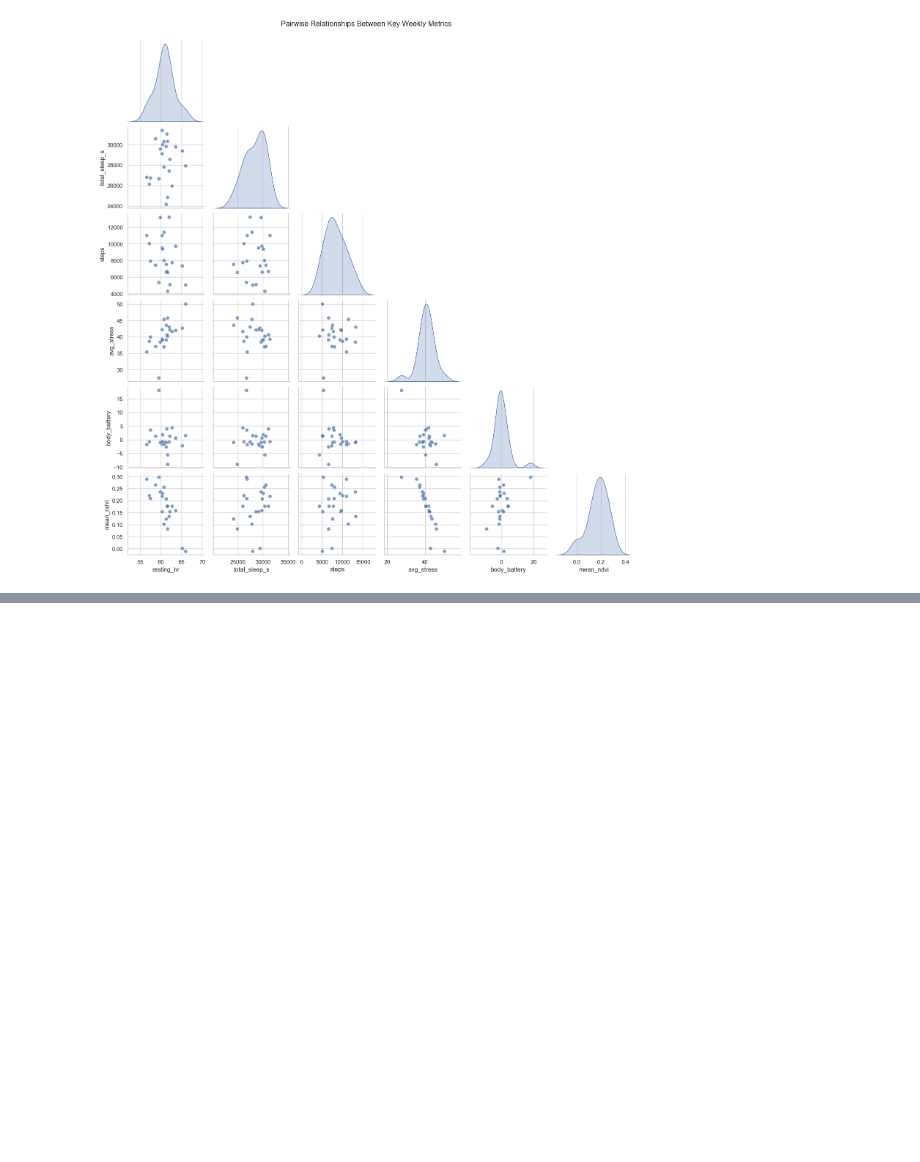
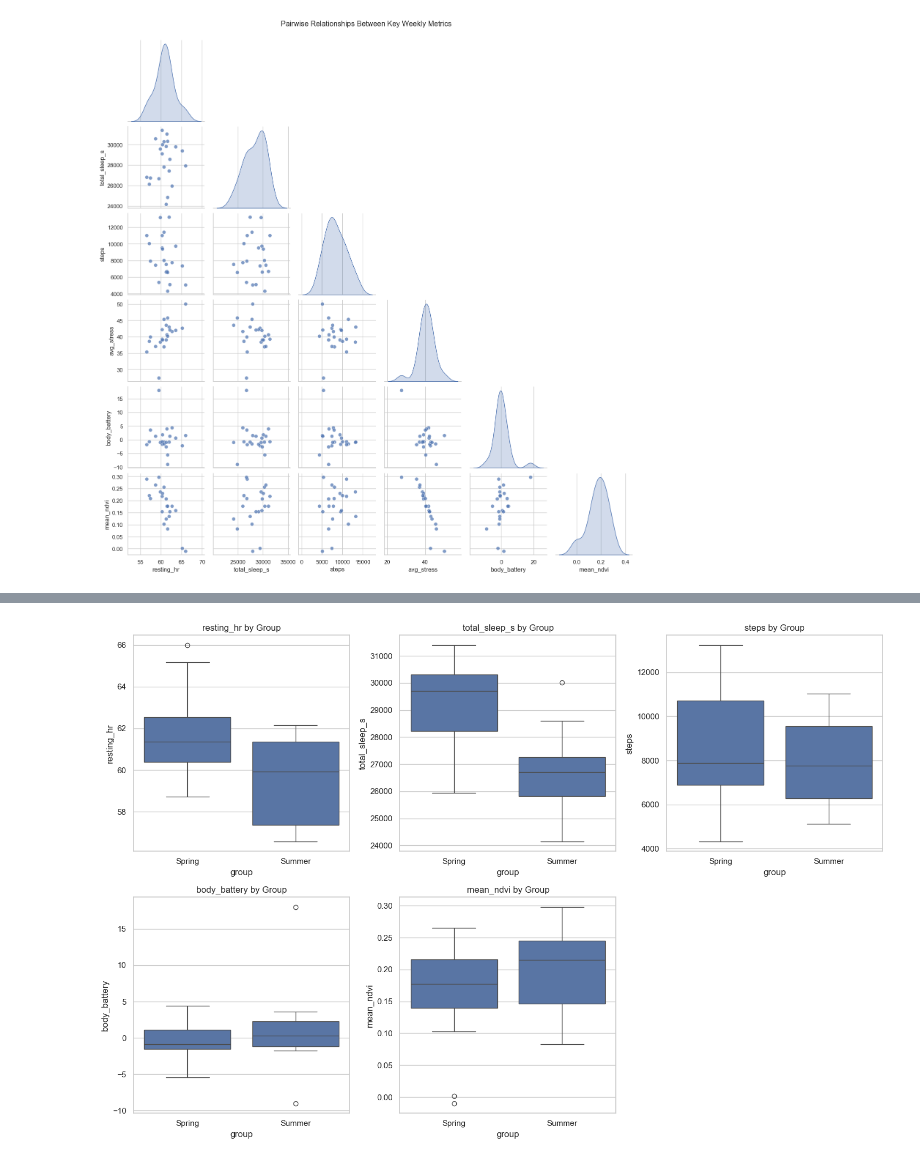
Before and after one commit to tolgasabanoglu/spatiotemporal, a Jupyter notebook: notebooks/04_visualize.ipynb, the cells around one changed output, grey strips where cells are left out. Drawn from its saved outputs; the diff is of its cells as text; code cells hidden in the pictures; blank space fills up the shorter version.

Commit message:
Add AB analysis script and update 04_visualize notebook with stress regression

```diff
--- a/notebooks/04_visualize.ipynb
+++ b/notebooks/04_visualize.ipynb
@@ -308,0 +270,94 @@ plt.show()
+# %%
+import pandas as pd
+import numpy as np
+import seaborn as sns
+import matplotlib.pyplot as plt
+from scipy import stats
+
+# 1. Make sure 'date' is datetime type
+weekly_df['date'] = pd.to_datetime(weekly_df['date'])
+
+# 2. Assign season groups based on date
+spring_start = pd.to_datetime("2025-03-02")
+spring_end = pd.to_datetime("2025-06-01")
+
+def assign_season_group(date):
+    if spring_start <= date <= spring_end:
+        return 'Spring'
+    else:
+        return 'Summer'
+
+weekly_df['group'] = weekly_df['date'].apply(assign_season_group)
+print("Group counts:")
+print(weekly_df['group'].value_counts())
+
+# 3. Define function to perform A/B test on a metric between groups
+def perform_ab_test(df, group_col, metric_col):
+    groups = df[group_col].unique()
+    if len(groups) != 2:
+        raise ValueError("Exactly two groups are required")
+    group_a, group_b = groups
+
+    data_a = df[df[group_col] == group_a][metric_col].dropna()
+    data_b = df[df[group_col] == group_b][metric_col].dropna()
+
+    mean_a = data_a.mean()
+    mean_b = data_b.mean()
+    n_a = len(data_a)
+    n_b = len(data_b)
+
+    t_stat, p_val = stats.ttest_ind(data_a, data_b, equal_var=False)
+
+    return {
+        'group_a': group_a,
+        'group_b': group_b,
+        'mean_a': mean_a,
+        'mean_b': mean_b,
+        'n_a': n_a,
+        'n_b': n_b,
+        't_statistic': t_stat,
+        'p_value': p_val
+    }
+
+# 4. Run A/B test on avg_stress
+results = perform_ab_test(weekly_df, 'group', 'avg_stress')
+print(f"\nA/B Test results comparing '{results['group_a']}' and '{results['group_b']}' on avg_stress:")
+print(f"Mean {results['group_a']}: {results['mean_a']:.3f} ({results['n_a']} samples)")
+print(f"Mean {results['group_b']}: {results['mean_b']:.3f} ({results['n_b']} samples)")
+print(f"t-statistic: {results['t_statistic']:.3f}")
+print(f"p-value: {results['p_value']:.4f}")
+
+# 5. Summary stats of numeric columns by group
+numeric_cols = weekly_df.select_dtypes(include='number').columns.tolist()
+numeric_cols = [col for col in numeric_cols if col != 'group']
+
+group_summary = weekly_df.groupby('group')[numeric_cols].agg(['mean', 'std'])
+group_summary.columns = ['_'.join(col).strip() for col in group_summary.columns.values]
+print("\nSummary statistics by group:")
+display(group_summary)
+
+# 6. Correlation of numeric variables with avg_stress
+corrs = weekly_df[numeric_cols].corr()['avg_stress'].sort_values()
+print("\nCorrelations with avg_stress:")
+print(corrs)
+
+# 7. Visualization: Boxplots by group
+variables_to_plot = ['resting_hr', 'total_sleep_s', 'steps', 'body_battery', 'mean_ndvi']
+
+plt.figure(figsize=(15, 10))
+for i, var in enumerate(variables_to_plot, 1):
+    plt.subplot(2, 3, i)
+    sns.boxplot(x='group', y=var, data=weekly_df)
+    plt.title(f'{var} by Group')
+plt.tight_layout()
+plt.show()
+
+# 8. Visualization: Scatterplots avg_stress vs variables colored by group
+plt.figure(figsize=(15, 10))
+for i, var in enumerate(variables_to_plot, 1):
+    plt.subplot(2, 3, i)
+    sns.scatterplot(x=var, y='avg_stress', hue='group', data=weekly_df, alpha=0.7)
+    plt.title(f'avg_stress vs {var}')
+plt.tight_layout()
+plt.show()
+# %% [output]
@@ -308,0 +402 @@ plt.show()
+[figure, added]
```
Also changed, not shown: parts of 19 cells of this notebook.
